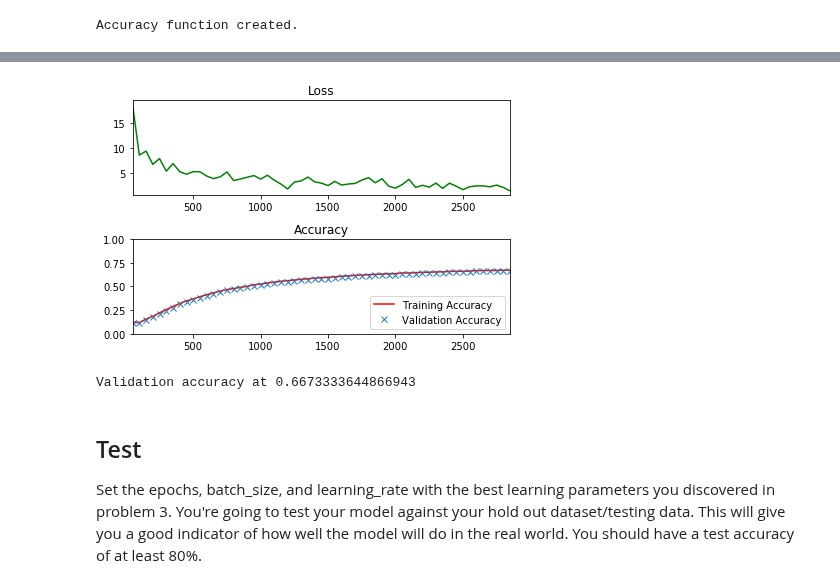
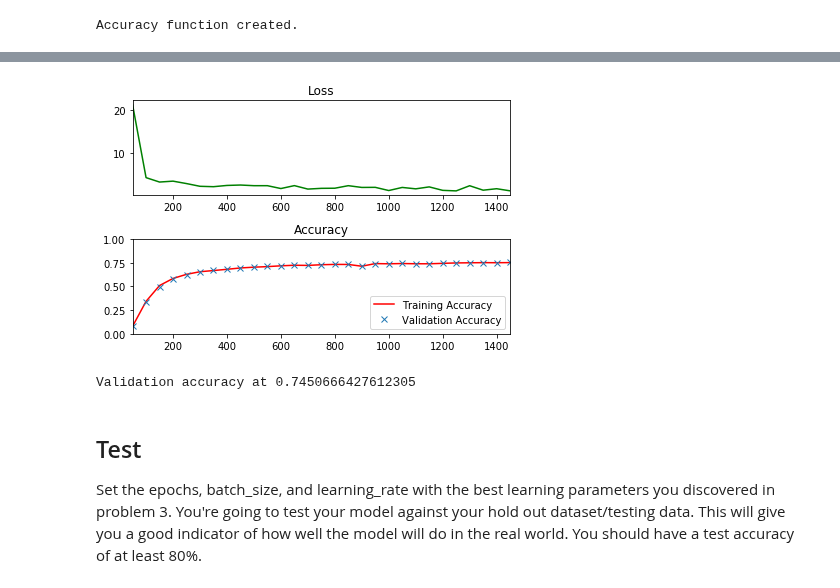
Before and after one commit to vinayakkankanwadi/CarND-TensorFlow-Lab, a Jupyter notebook: lab.ipynb, the cells around one changed output, grey strips where cells are left out. Drawn from its saved outputs; the diff is of its cells as text; code cells hidden in the pictures.

```diff
--- a/lab.ipynb
+++ b/lab.ipynb
@@ -377,8 +377,8 @@ The code will print out a Loss and Accuracy graph, so you can see how well the n
 # batch_size =
 # learning_rate =
 epochs = 1
-batch_size = 50
-learning_rate = 0.01
+batch_size = 100
+learning_rate = 0.1
 
 
 ### DON'T MODIFY ANYTHING BELOW ###
@@ -421,35 +421,35 @@ with tf.Session() as session:
                 # Calculate Training and Validation accuracy
                 training_accuracy = session.run(accuracy, feed_dict=train_feed_dict)
                 validation_accuracy = session.run(accuracy, feed_dict=valid_feed_dict)
 
                 # Log batches
                 previous_batch = batches[-1] if batches else 0
                 batches.append(log_batch_step + previous_batch)
                 loss_batch.append(l)
                 train_acc_batch.append(training_accuracy)
                 valid_acc_batch.append(validation_accuracy)
 
         # Check accuracy against Validation data
         validation_accuracy = session.run(accuracy, feed_dict=valid_feed_dict)
 
 loss_plot = plt.subplot(211)
 loss_plot.set_title('Loss')
 loss_plot.plot(batches, loss_batch, 'g')
 loss_plot.set_xlim([batches[0], batches[-1]])
 acc_plot = plt.subplot(212)
 acc_plot.set_title('Accuracy')
 acc_plot.plot(batches, train_acc_batch, 'r', label='Training Accuracy')
 acc_plot.plot(batches, valid_acc_batch, 'x', label='Validation Accuracy')
 acc_plot.set_ylim([0, 1.0])
 acc_plot.set_xlim([batches[0], batches[-1]])
 acc_plot.legend(loc=4)
 plt.tight_layout()
 plt.show()
 
 print('Validation accuracy at {}'.format(validation_accuracy))
 # %% [output]
-[figure, old version]
+[figure, new version]
-Validation accuracy at 0.6673333644866943
+Validation accuracy at 0.7450666427612305
 # %% [markdown]
 ## Test
 Set the epochs, batch_size, and learning_rate with the best learning parameters you discovered in problem 3.  You're going to test your model against your hold out dataset/testing data.  This will give you a good indicator of how well the model will do in the real world.  You should have a test accuracy of at least 80%.
```
